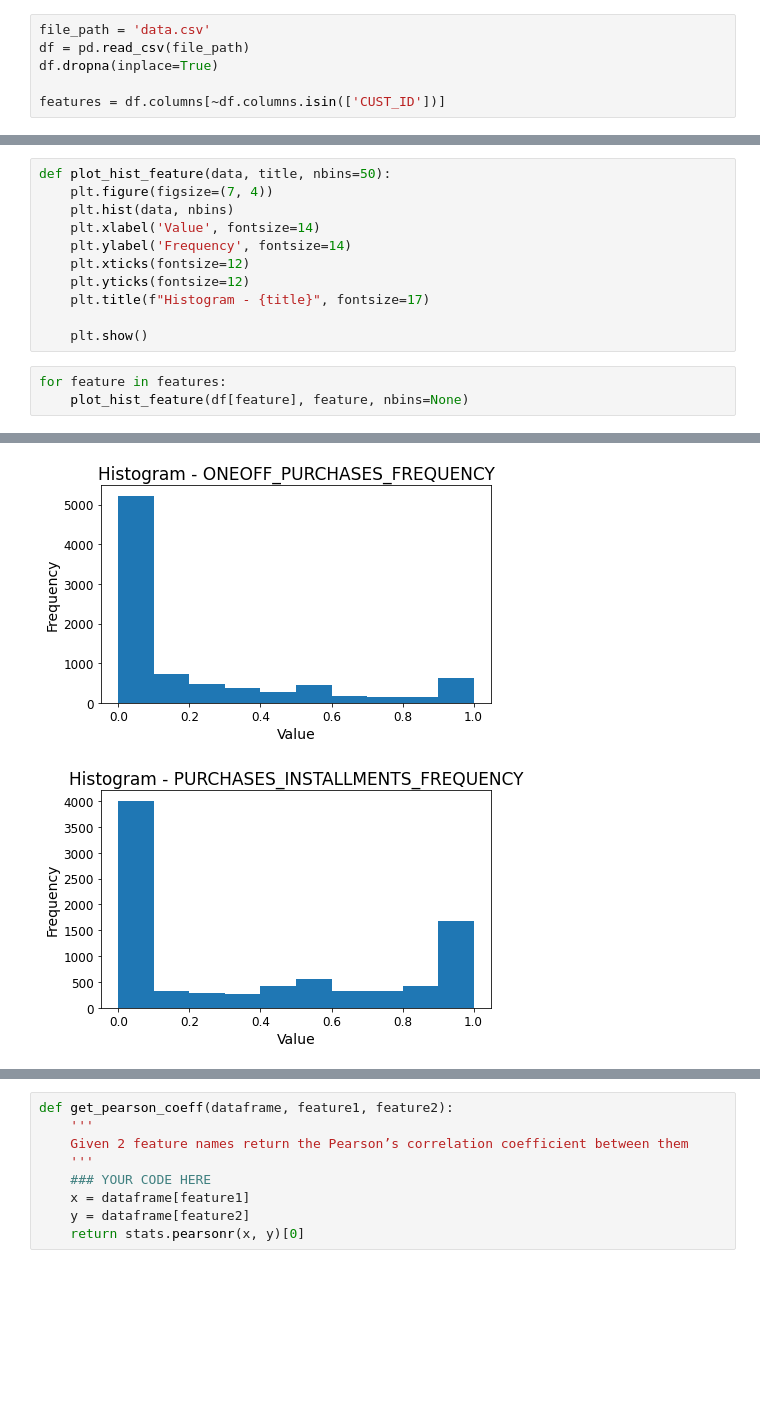
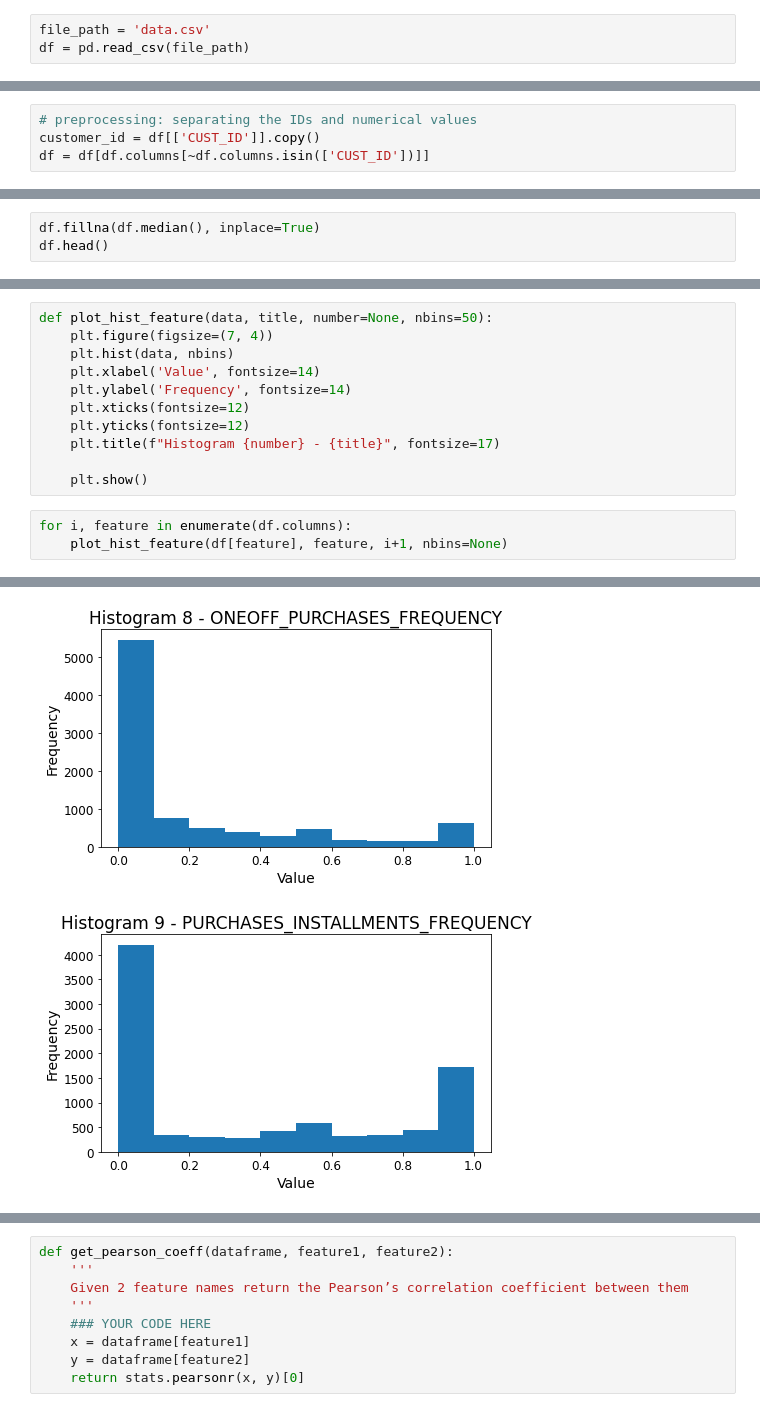
Before and after one commit to cristhianroman667/csce633_hw04, a Jupyter notebook: roman_cristhian_hw4_csce633.ipynb, the cells around one changed output, grey strips where cells are left out. Saved outputs shown, nothing was run; the diff lists cells and outputs as text; blank space fills up the shorter version.

```diff
--- a/roman_cristhian_hw4_csce633.ipynb
+++ b/roman_cristhian_hw4_csce633.ipynb
@@ -10,6 +12,3 @@ from sklearn.cluster import KMeans
 # %%
 file_path = 'data.csv'
 df = pd.read_csv(file_path)
-df.dropna(inplace=True)
-
-features = df.columns[~df.columns.isin(['CUST_ID'])]
@@ -24,0 +15,4 @@ df.head()
+# %%
+# preprocessing: separating the IDs and numerical values
+customer_id = df[['CUST_ID']].copy()
+df = df[df.columns[~df.columns.isin(['CUST_ID'])]]
@@ -24,0 +40,3 @@ df.head()
+# %%
+df.fillna(df.median(), inplace=True)
+df.head()
@@ -27,15 +52,15 @@ df.head()
 # %%
-def plot_hist_feature(data, title, nbins=50):
+def plot_hist_feature(data, title, number=None, nbins=50):
     plt.figure(figsize=(7, 4))
     plt.hist(data, nbins)
     plt.xlabel('Value', fontsize=14)
     plt.ylabel('Frequency', fontsize=14)
     plt.xticks(fontsize=12)
     plt.yticks(fontsize=12)
-    plt.title(f"Histogram - {title}", fontsize=17)
+    plt.title(f"Histogram {number} - {title}", fontsize=17)
 
     plt.show()
 # %%
-for feature in features:
-    plot_hist_feature(df[feature], feature, nbins=None)
+for i, feature in enumerate(df.columns):
+    plot_hist_feature(df[feature], feature, i+1, nbins=None)
 # %% [output]
@@ -49,2 +74,2 @@ for feature in features:
-[figure, old version]
+[figure, new version]
-[figure, old version]
+[figure, new version]
```
Also changed, not shown: parts of 77 cells of this notebook, 2 other files.
